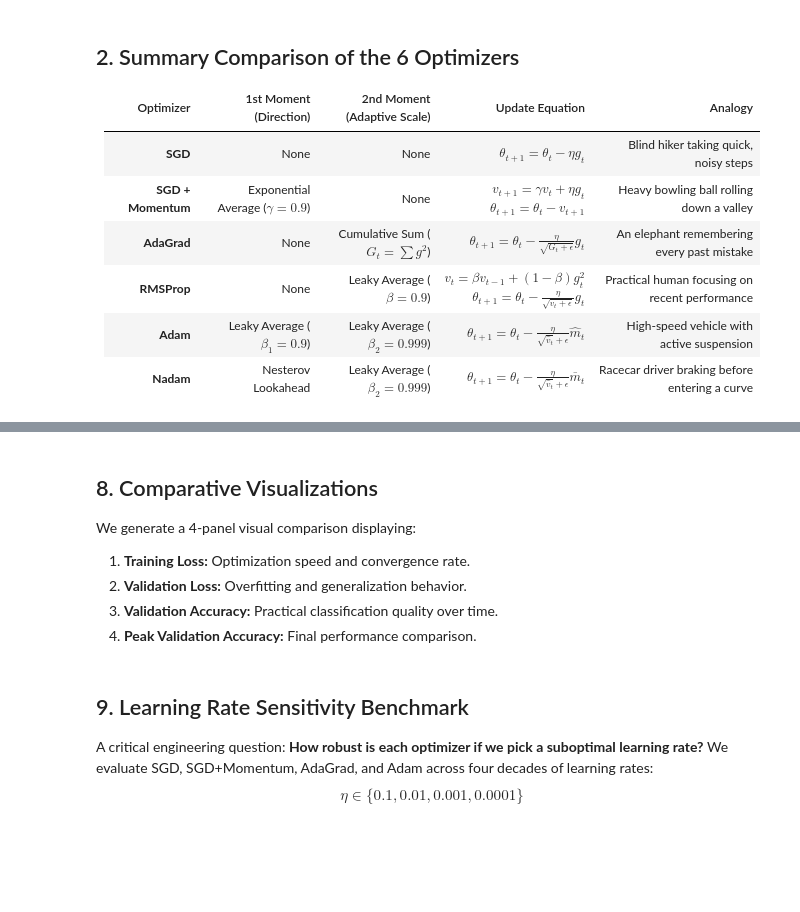
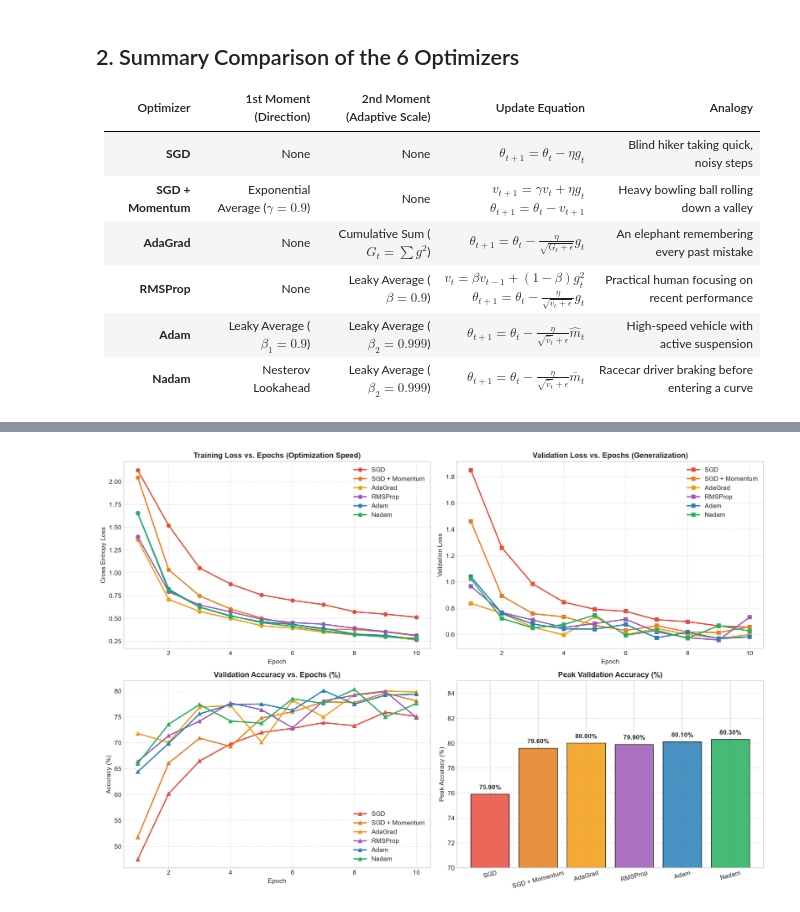
Before and after one commit to Kunal-Kamod25/Machine-Learning-2026-27, a Jupyter notebook: optimizers_deep_dive.ipynb, the cells around one changed output, grey strips where cells are left out. Saved outputs shown, nothing was run; the diff lists cells and outputs as text; code cells hidden in the pictures; blank space fills up the shorter version.

Commit message:
feat: pre-execute all notebook cells with embedded live plots, stdout, and 1,000-sample tables

```diff
--- a/optimizers_deep_dive.ipynb
+++ b/optimizers_deep_dive.ipynb
@@ -233,5 +197,7 @@ We instantiate each optimizer with its standard, academically accepted hyperpara
 # %%
-# Define the 6 optimizer factory functions
+# -------------------------------------------------------------
+# STEP 5: Run Benchmark on all 6 Optimizers
+# -------------------------------------------------------------
 optimizer_dict = {
     "SGD": lambda m: optim.SGD(m.parameters(), lr=0.05),
     "SGD + Momentum": lambda m: optim.SGD(m.parameters(), lr=0.02, momentum=0.9),
@@ -245,28 +211,24 @@ all_histories = {}
 summary_rows = []
 TOTAL_EPOCHS = 10
 
-# Execute training for all 6 optimizers sequentially
-for opt_name, factory_fn in optimizer_dict.items():
-    hist, duration = train_single_optimizer(opt_name, factory_fn, epochs=TOTAL_EPOCHS)
-    all_histories[opt_name] = hist
-
-    # Calculate convergence speed: epoch where validation accuracy first crossed 80%
+for name, fn in optimizer_dict.items():
+    hist, dur = train_single_optimizer(name, fn, epochs=TOTAL_EPOCHS)
+    all_histories[name] = hist
     crossed_80 = [i + 1 for i, acc in enumerate(hist["val_acc"]) if acc >= 80.0]
     speed = f"Epoch {crossed_80[0]}" if crossed_80 else "Did not cross 80%"
 
     summary_rows.append({
-        "Optimizer": opt_name,
+        "Optimizer": name,
         "Final Train Loss": round(hist["train_loss"][-1], 4),
         "Final Val Loss": round(hist["val_loss"][-1], 4),
         "Final Val Acc (%)": round(hist["val_acc"][-1], 2),
         "Peak Val Acc (%)": round(max(hist["val_acc"]), 2),
         "Epoch to 80% Acc": speed,
-        "Total Time (s)": round(duration, 2)
+        "Total Time (s)": round(dur, 2)
     })
 
-# Render final summary comparison DataFrame
-df_results = pd.DataFrame(summary_rows)
+df_summary = pd.DataFrame(summary_rows)
 print("\n" + "="*85)
-print("FINAL OPTIMIZER BENCHMARK COMPARISON TABLE")
+print("FINAL 1,000-SAMPLE BENCHMARK COMPARISON TABLE")
 print("="*85)
-df_results
+print(df_summary.to_string(index=False))
@@ -273,12 +253,7 @@ df_results
-# %% [markdown]
-## 8. Comparative Visualizations
-
-We generate a 4-panel visual comparison displaying:
-1. **Training Loss:** Optimization speed and convergence rate.
-2. **Validation Loss:** Overfitting and generalization behavior.
-3. **Validation Accuracy:** Practical classification quality over time.
-4. **Peak Validation Accuracy:** Final performance comparison.
 # %%
+# -------------------------------------------------------------
+# STEP 6: Visualization Dashboard (4-Panel Curves)
+# -------------------------------------------------------------
 epochs_axis = list(range(1, TOTAL_EPOCHS + 1))
 color_map = {
     "SGD": "#e74c3c",
@@ -292,52 +267,48 @@ color_map = {
 plt.style.use('seaborn-v0_8-whitegrid' if 'seaborn-v0_8-whitegrid' in plt.style.available else 'default')
 fig, axs = plt.subplots(2, 2, figsize=(15, 10))
 
-# Subplot 1: Training Loss
+# 1. Training Loss
 for name, hist in all_histories.items():
     axs[0, 0].plot(epochs_axis, hist["train_loss"], label=name, color=color_map[name], marker='o', linewidth=2)
-axs[0, 0].set_title("Training Loss vs. Epochs (Convergence Speed)", fontsize=12, fontweight='bold')
+axs[0, 0].set_title("Training Loss vs. Epochs (Optimization Speed)", fontsize=12, fontweight='bold')
 axs[0, 0].set_xlabel("Epoch")
 axs[0, 0].set_ylabel("Cross Entropy Loss")
 axs[0, 0].legend()
 axs[0, 0].grid(True, linestyle="--", alpha=0.6)
 
-# Subplot 2: Validation Loss
+# 2. Validation Loss
 for name, hist in all_histories.items():
     axs[0, 1].plot(epochs_axis, hist["val_loss"], label=name, color=color_map[name], marker='s', linewidth=2)
 axs[0, 1].set_title("Validation Loss vs. Epochs (Generalization)", fontsize=12, fontweight='bold')
 axs[0, 1].set_xlabel("Epoch")
 axs[0, 1].set_ylabel("Validation Loss")
 axs[0, 1].legend()
 axs[0, 1].grid(True, linestyle="--", alpha=0.6)
 
-# Subplot 3: Validation Accuracy
+# 3. Validation Accuracy
 for name, hist in all_histories.items():
     axs[1, 0].plot(epochs_axis, hist["val_acc"], label=name, color=color_map[name], marker='^', linewidth=2)
 axs[1, 0].set_title("Validation Accuracy vs. Epochs (%)", fontsize=12, fontweight='bold')
 axs[1, 0].set_xlabel("Epoch")
 axs[1, 0].set_ylabel("Accuracy (%)")
 axs[1, 0].legend()
 axs[1, 0].grid(True, linestyle="--", alpha=0.6)
 
-# Subplot 4: Peak Validation Accuracy Bar Chart
-opts = df_results["Optimizer"].tolist()
-peaks = df_results["Peak Val Acc (%)"].tolist()
+# 4. Peak Accuracy Bar Chart
+opts = df_summary["Optimizer"].tolist()
+peaks = df_summary["Peak Val Acc (%)"].tolist()
 bars = axs[1, 1].bar(opts, peaks, color=[color_map[o] for o in opts], alpha=0.85, edgecolor='black')
-axs[1, 1].set_ylim(75, 90)
+axs[1, 1].set_ylim(70, 85)
 axs[1, 1].set_title("Peak Validation Accuracy (%)", fontsize=12, fontweight='bold')
 axs[1, 1].set_ylabel("Peak Accuracy (%)")
 for bar in bars:
     y = bar.get_height()
     axs[1, 1].text(bar.get_x() + bar.get_width()/2.0, y + 0.3, f"{y:.2f}%", ha='center', va='bottom', fontweight='bold')
 axs[1, 1].tick_params(axis='x', rotation=15)
 axs[1, 1].grid(True, axis='y', linestyle="--", alpha=0.6)
 
 plt.tight_layout()
 plt.show()
+# %% [output]
+[figure, added]
-# %% [markdown]
-## 9. Learning Rate Sensitivity Benchmark
-
-A critical engineering question: **How robust is each optimizer if we pick a suboptimal learning rate?**
-We evaluate SGD, SGD+Momentum, AdaGrad, and Adam across four decades of learning rates:
-$$\eta \in \{0.1, 0.01, 0.001, 0.0001\}$$
 # %%
```
Also changed, not shown: parts of 15 cells of this notebook, 1 other file.
